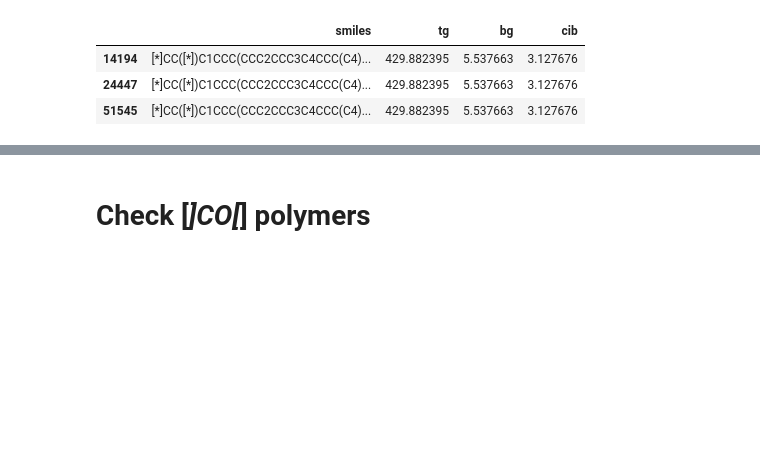
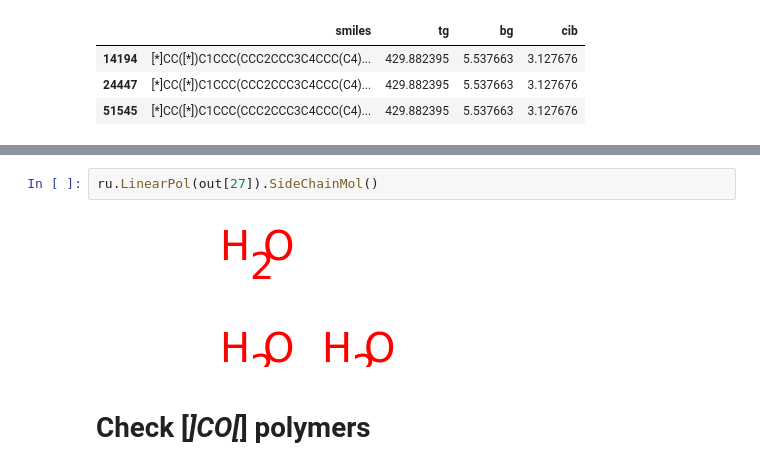
Before and after one commit to rishigurnani/hMOFs-Snurr, a Jupyter notebook: fall20_mse_8803.ipynb, the cells around one changed output, grey strips where cells are left out. Saved outputs shown, nothing was run; the diff lists cells and outputs as text; blank space fills up the shorter version.

```diff
--- a/fall20_mse_8803.ipynb
+++ b/fall20_mse_8803.ipynb
@@ -654,3 +568,7 @@ df[df['smiles']==out2[32]]
+# %%
+ru.LinearPol(out[27]).SideChainMol()
+# %% [output]
+[figure, added]
 # %% [markdown]
 # Check [*]CO[*] polymers
 # %% [markdown]
```
Also changed, not shown: parts of 29 cells of this notebook, 3 other files.
